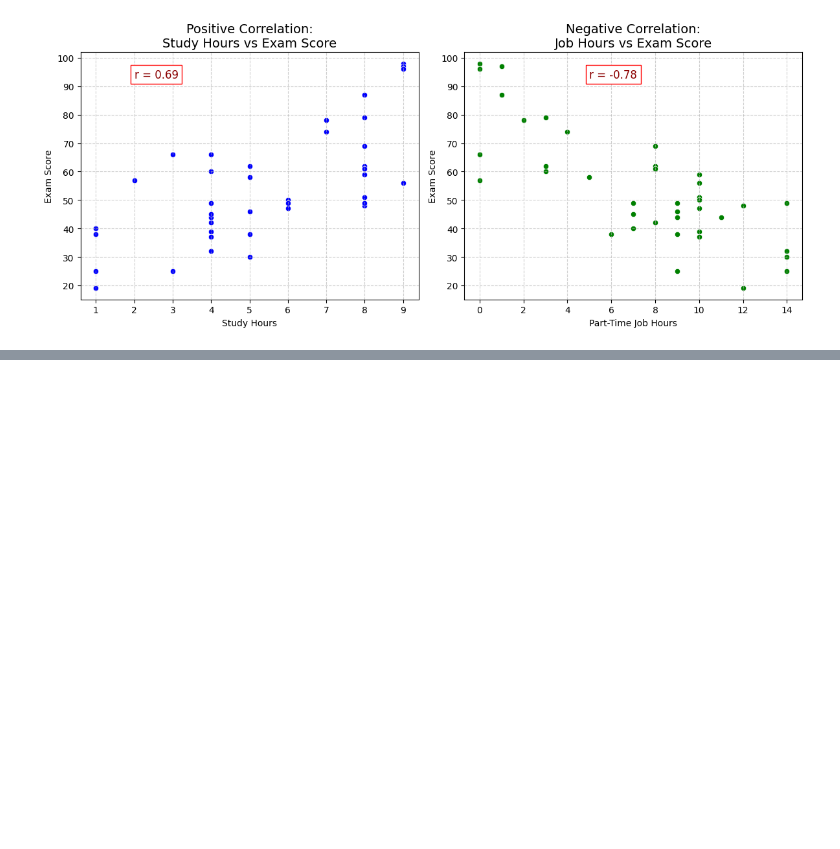
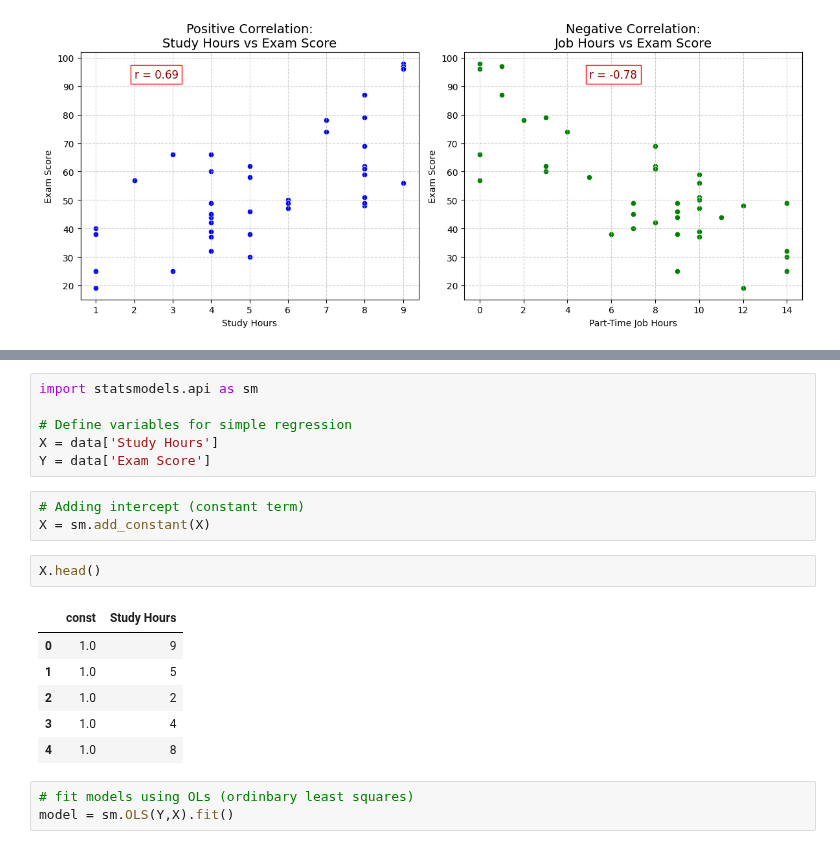
Before and after one commit to bissakaAI/DataAndData_analysis, a Jupyter notebook: Task_folder/pandas/probability/corelation_interpretation.ipynb, the cells around one changed output, grey strips where cells are left out. Cells and saved outputs as stored; diff of their text form; blank space fills up the shorter version.

Commit message:
regression

```diff
--- a/Task_folder/pandas/probability/corelation_interpretation.ipynb
+++ b/Task_folder/pandas/probability/corelation_interpretation.ipynb
@@ -110,0 +216,21 @@ plt.show()
+# %%
+import statsmodels.api as sm
+
+# Define variables for simple regression
+X = data['Study Hours']
+Y = data['Exam Score']
+# %%
+# Adding intercept (constant term)
+X = sm.add_constant(X)
+# %%
+X.head()
+# %% [output]
+|  | const | Study Hours |
+| 0 | 1.0 | 9 |
+| 1 | 1.0 | 5 |
+| 2 | 1.0 | 2 |
+| 3 | 1.0 | 4 |
+| 4 | 1.0 | 8 |
+# %%
+# fit models using OLs (ordinbary least squares)
+model = sm.OLS(Y,X).fit()
```
Also changed, not shown: parts of 14 cells of this notebook, 1 other file.
